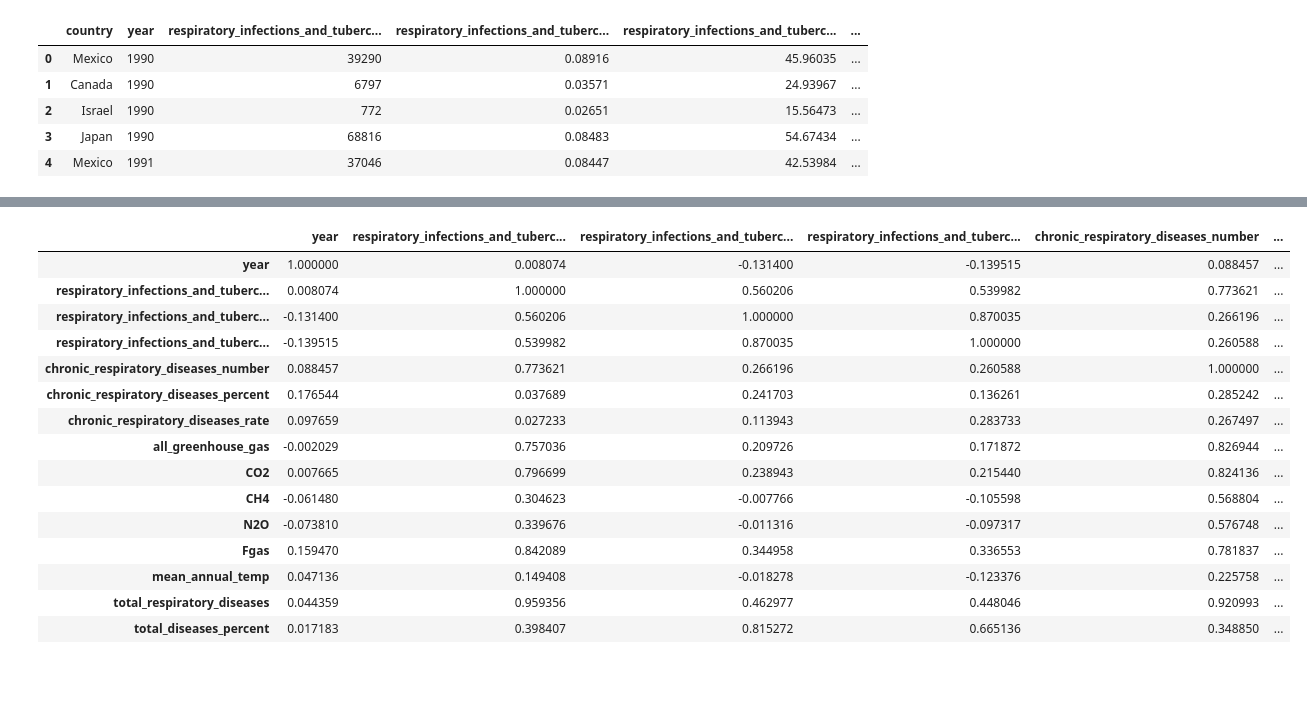
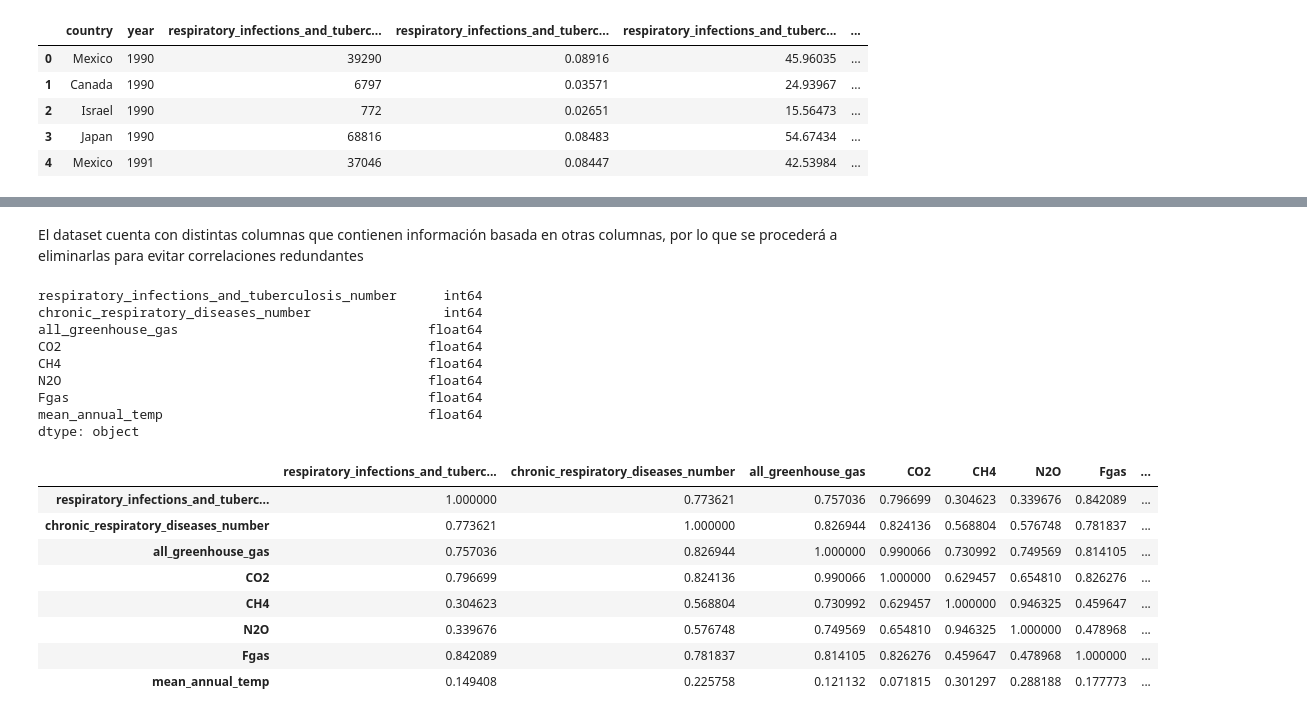
Before and after one commit to SanLnAlan/B2-Analisis-de-Datos-con-Python-2020-2021-Santander, a Jupyter notebook: Sesion-04/Postwork/postwork 4.ipynb, the cells around one changed output, grey strips where cells are left out. Saved outputs shown, nothing was run; the diff lists cells and outputs as text; code cells hidden in the pictures; blank space fills up the shorter version.

```diff
--- a/Sesion-04/Postwork/postwork 4.ipynb
+++ b/Sesion-04/Postwork/postwork 4.ipynb
@@ -73,6 +53,4 @@ dtype: object
 #df['country'] = df['country'].astype('category')
 
 #Eliminando columna 'country'
-df = df.drop(columns='country')
-df.head()
-df.shape()
+df_sin_pais = df.drop(columns='country')
@@ -101,20 +96,29 @@ dtype: int64
+# %% [markdown]
+El dataset cuenta con distintas columnas que contienen información basada en otras columnas, por lo que se procederá a eliminarlas para evitar correlaciones redundantes
+# %%
+df_simp = df_sin_pais.drop(columns=['year','respiratory_infections_and_tuberculosis_percent','respiratory_infections_and_tuberculosis_rate','chronic_respiratory_diseases_percent','chronic_respiratory_diseases_rate','total_respiratory_diseases','total_diseases_percent']) #'all_greenhouse_gas'
+df_simp.dtypes
+# %% [output]
+respiratory_infections_and_tuberculosis_number      int64
+chronic_respiratory_diseases_number                 int64
+all_greenhouse_gas                                float64
+CO2                                               float64
+CH4                                               float64
+N2O                                               float64
+Fgas                                              float64
+mean_annual_temp                                  float64
+dtype: object
 # %%
 #Genera una matriz de correlaciones y un pairplot para visualizar de manera general las relaciones entre tus variables numéricas.
-df.corr()
+df_correlacionado = df_simp.corr()
+df_correlacionado
 # %% [output]
-|  | year | respiratory_infections_and_tuberc... | respiratory_infections_and_tuberc... | respiratory_infections_and_tuberc... | chronic_respiratory_diseases_number | ... |
-| year | 1.000000 | 0.008074 | -0.131400 | -0.139515 | 0.088457 | ... |
-| respiratory_infections_and_tuberc... | 0.008074 | 1.000000 | 0.560206 | 0.539982 | 0.773621 | ... |
-| respiratory_infections_and_tuberc... | -0.131400 | 0.560206 | 1.000000 | 0.870035 | 0.266196 | ... |
-| respiratory_infections_and_tuberc... | -0.139515 | 0.539982 | 0.870035 | 1.000000 | 0.260588 | ... |
-| chronic_respiratory_diseases_number | 0.088457 | 0.773621 | 0.266196 | 0.260588 | 1.000000 | ... |
-| chronic_respiratory_diseases_percent | 0.176544 | 0.037689 | 0.241703 | 0.136261 | 0.285242 | ... |
-| chronic_respiratory_diseases_rate | 0.097659 | 0.027233 | 0.113943 | 0.283733 | 0.267497 | ... |
-| all_greenhouse_gas | -0.002029 | 0.757036 | 0.209726 | 0.171872 | 0.826944 | ... |
-| CO2 | 0.007665 | 0.796699 | 0.238943 | 0.215440 | 0.824136 | ... |
-| CH4 | -0.061480 | 0.304623 | -0.007766 | -0.105598 | 0.568804 | ... |
-| N2O | -0.073810 | 0.339676 | -0.011316 | -0.097317 | 0.576748 | ... |
-| Fgas | 0.159470 | 0.842089 | 0.344958 | 0.336553 | 0.781837 | ... |
-| mean_annual_temp | 0.047136 | 0.149408 | -0.018278 | -0.123376 | 0.225758 | ... |
-| total_respiratory_diseases | 0.044359 | 0.959356 | 0.462977 | 0.448046 | 0.920993 | ... |
-| total_diseases_percent | 0.017183 | 0.398407 | 0.815272 | 0.665136 | 0.348850 | ... |
+|  | respiratory_infections_and_tuberc... | chronic_respiratory_diseases_number | all_greenhouse_gas | CO2 | CH4 | N2O | Fgas | ... |
+| respiratory_infections_and_tuberc... | 1.000000 | 0.773621 | 0.757036 | 0.796699 | 0.304623 | 0.339676 | 0.842089 | ... |
+| chronic_respiratory_diseases_number | 0.773621 | 1.000000 | 0.826944 | 0.824136 | 0.568804 | 0.576748 | 0.781837 | ... |
+| all_greenhouse_gas | 0.757036 | 0.826944 | 1.000000 | 0.990066 | 0.730992 | 0.749569 | 0.814105 | ... |
+| CO2 | 0.796699 | 0.824136 | 0.990066 | 1.000000 | 0.629457 | 0.654810 | 0.826276 | ... |
+| CH4 | 0.304623 | 0.568804 | 0.730992 | 0.629457 | 1.000000 | 0.946325 | 0.459647 | ... |
+| N2O | 0.339676 | 0.576748 | 0.749569 | 0.654810 | 0.946325 | 1.000000 | 0.478968 | ... |
+| Fgas | 0.842089 | 0.781837 | 0.814105 | 0.826276 | 0.459647 | 0.478968 | 1.000000 | ... |
+| mean_annual_temp | 0.149408 | 0.225758 | 0.121132 | 0.071815 | 0.301297 | 0.288188 | 0.177773 | ... |
```
Also changed, not shown: parts of 23 cells of this notebook, 8 other files.
